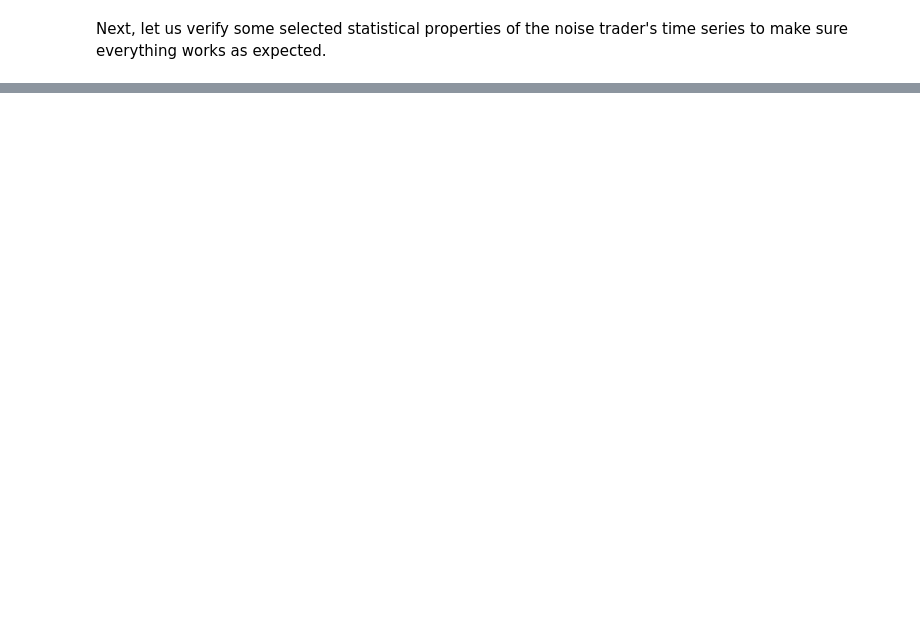
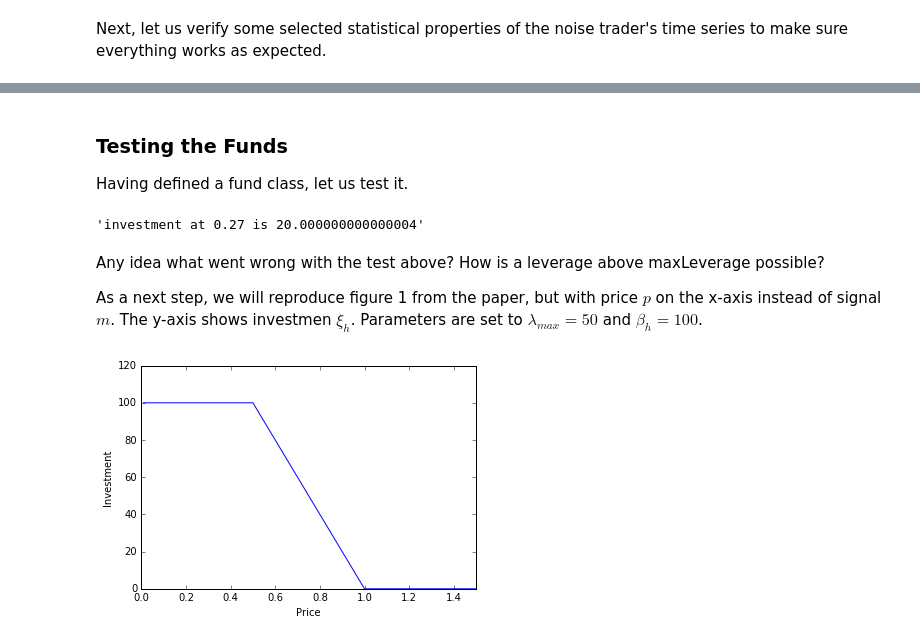
Before and after one commit to davidrpugh/sfi-complexity-mooc, a Jupyter notebook: notebooks/leverage.ipynb, the cells around one changed output, grey strips where cells are left out. Saved outputs shown, nothing was run; the diff lists cells and outputs as text; code cells hidden in the pictures; blank space fills up the shorter version.

Commit message:
added funds

```diff
--- a/notebooks/leverage.ipynb
+++ b/notebooks/leverage.ipynb
@@ -277,0 +185,37 @@ Compare constrast model predictions for rational expectations, naive expectation
+# %% [markdown]
+<h3>Testing the Funds</h3>
+
+Having defined a fund class, let us test it.
+# %%
+# For example, a newly created fund should invest at most 20 = maxLeverage * initialWealth
+
+Fund.maxLeverage = 10
+testFund = Fund(25)
+price = 0.27
+investment = testFund.getDemand(price) * price
+"investment at " + str(price) + " is " + str(investment)
+# %% [output]
+'investment at 0.27 is 20.000000000000004'
+# %% [markdown]
+Any idea what went wrong with the test above? How is a leverage above maxLeverage possible?
+
+As a next step, we will reproduce figure 1 from the paper, but with price $p$ on the x-axis instead of signal $m$. The y-axis shows investmen $\xi_h$. Parameters are set to $\lambda_{max}=50$ and $\beta_h=100$.
+# %%
+Fund.maxLeverage = 50
+testFund = Fund(100)
+
+prices = []
+demand = []
+for i in range(-99, 100):
+    price = V + i / 100
+    investment = testFund.getDemand(price) * price
+    prices.append(price)
+    demand.append(investment)
+
+plot.xlabel('Price')
+plot.ylabel('Investment')
+plot.axis([0.0, 1.5, 0, 120])
+plot.plot(prices, demand)
+plot.show()
+# %% [output]
+[figure, added]
```
Also changed, not shown: parts of 39 cells of this notebook.
